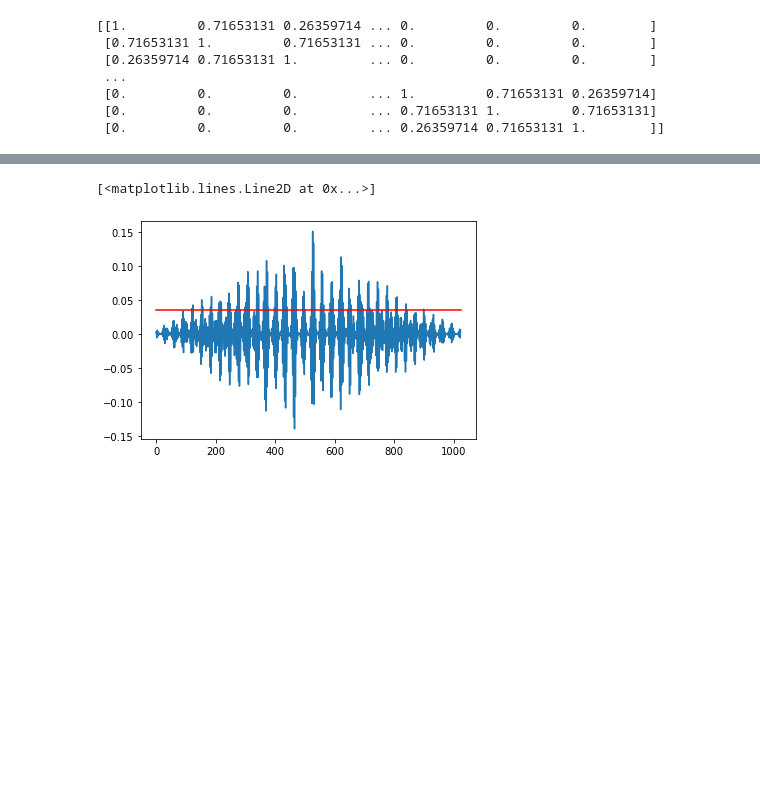
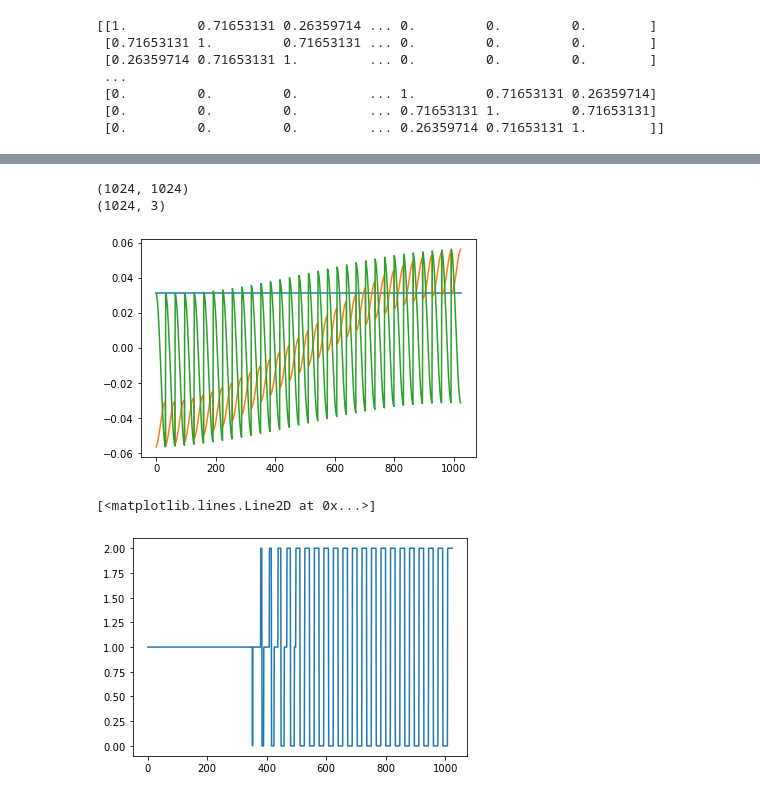
Before and after one commit to Ahmadsad/ID2211-Project, a Jupyter notebook: albin.ipynb, the cells around one changed output, grey strips where cells are left out. Drawn from its saved outputs; the diff is of its cells as text; code cells hidden in the pictures; blank space fills up the shorter version.

```diff
--- a/albin.ipynb
+++ b/albin.ipynb
@@ -84,60 +90,24 @@ plt.plot(eigenvalues[0:15])
-# %%
-# compute D matrix (diagonal matrix with node's connection to all other nodes)
-D = np.zeros(similarity_matrix.shape)
-
-for i in range(0, similarity_matrix.shape[0]):
-    tot_weight = 0
-    for j in range(0, similarity_matrix.shape[1]):
-        tot_weight += similarity_matrix[i][j]
-    D[i,i] = tot_weight
-
-# calc total weight of edges between clusters
-# A and B are index arrays (indicating the row)
-def get_cut_value(similarity_matrix,A,B):
-    cut_value = 0
-    for a in A:
-        for b in B:
-            cut_value += similarity_matrix[a,b]
-    return cut_value
-
-# calc total weight of edges between nodes in A and all other nodes
-# A is an index array (indicating the row)
-def get_assoc_value(D, A):
-    assoc_value = 0
-    for a in A:
-        assoc_value += D[a,a]
-    return assoc_value
-
-# get eigenvector for second smallest eigenvalue
-eigenvector = eigenvectors[:,1]
-
-# get max and min
-eigenvector_max = np.max(eigenvector)
-eigenvector_min = np.min(eigenvector)
-
-diff = eigenvector_max - eigenvector_min
-
-step_size = diff / 10
-
-options = np.zeros(10)
-for i in range(0,10):
-    options[i] = eigenvector_min + i * step_size
-
-best_cut = (0,0,[])
-for i, o in enumerate(options):
-    A = np.argwhere(eigenvector <= o).flatten()
-    B = np.argwhere(eigenvector > o).flatten()
-    cut_value = get_cut_value(similarity_matrix,A,B)
-    n_cut = (cut_value / get_assoc_value(D, A)) + (cut_value / get_assoc_value(D, B))
-
-    if best_cut[0] == 0 or best_cut[0] > n_cut:
-        best_cut = (n_cut,i,A)
-
-plt.plot(eigenvector)
-plt.plot(np.arange(eigenvector.shape[0]), np.full(eigenvector.shape[0],options[best_cut[1]]), f"r-")
-# %% [output]
-[<matplotlib.lines.Line2D at 0x...>]
-[figure, removed]
+# %%
+n_clusters = 3
+
+print(eigenvectors.shape)
+selected_eigenvectors = eigenvectors[:,:n_clusters]
+
+#selected_eigenvectors = sklearn.preprocessing.normalize(selected_eigenvectors, norm='l2', axis=1)
+
+# k-means
+clusters = sklearn.cluster.KMeans(n_clusters=n_clusters).fit(selected_eigenvectors)
+
+print(selected_eigenvectors.shape)
+plt.plot(selected_eigenvectors)
+plt.show()
+plt.plot(clusters.labels_)
+# %% [output]
+(1024, 1024)
+(1024, 3)
+[figure, added]
+[<matplotlib.lines.Line2D at 0x...>]
+[figure, added]
 # %%
 # cluster => image
 
```
Also changed, not shown: parts of 4 cells of this notebook.
